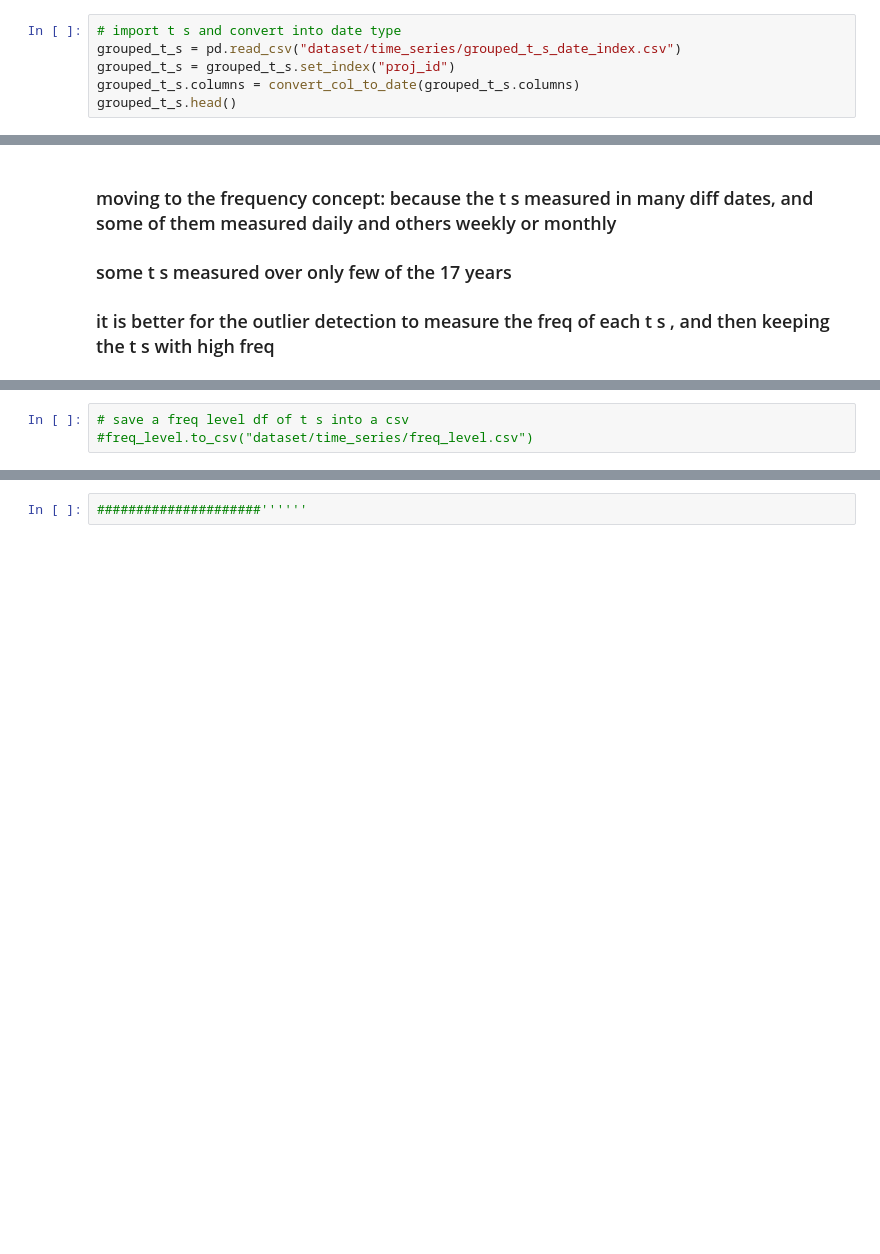
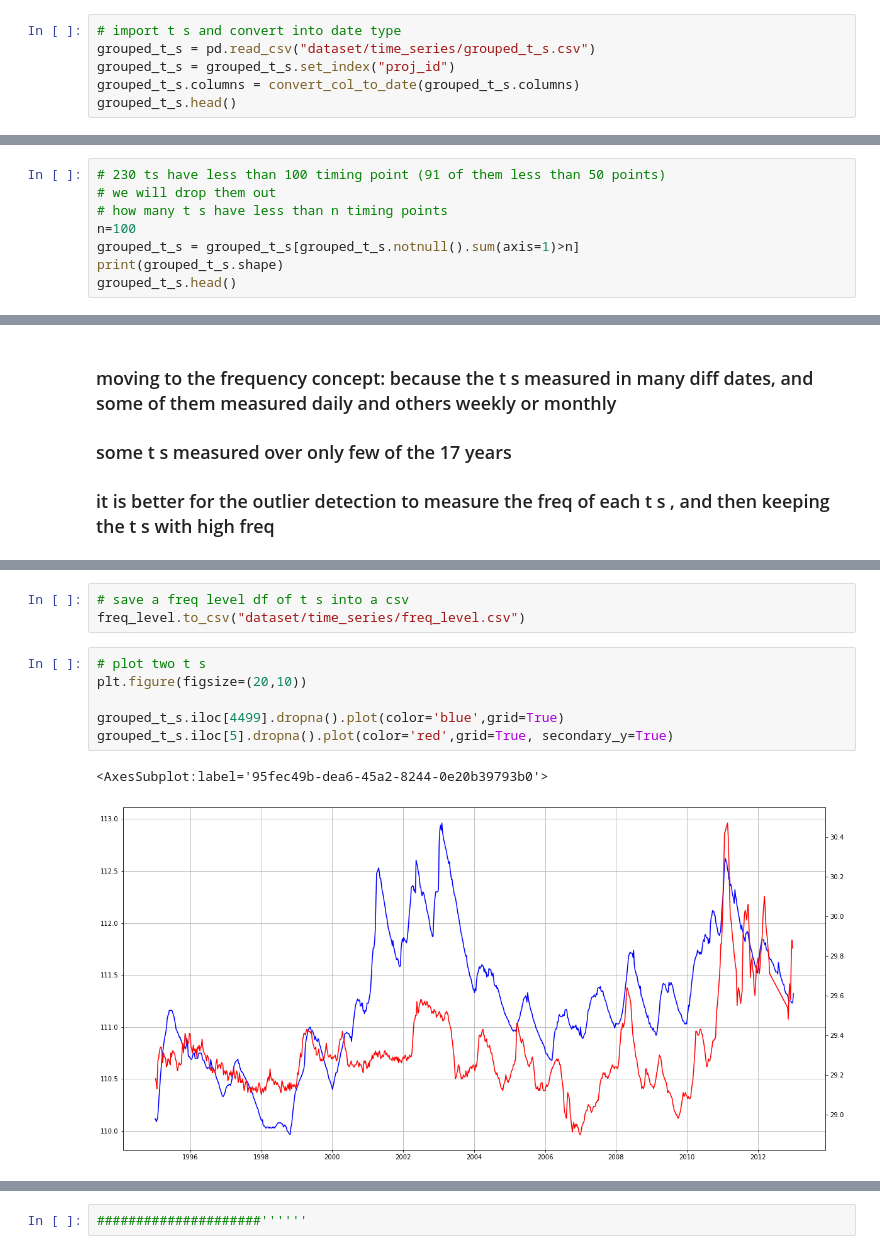
Before and after one commit to basem-AI/BGR_outlier_detection, a Jupyter notebook: filter_t_s.ipynb, the cells around one changed output, grey strips where cells are left out. Drawn from its saved outputs; the diff is of its cells as text; blank space fills up the shorter version.

Commit message:
modify freq criteria, compute the ave temp

```diff
--- a/filter_t_s.ipynb
+++ b/filter_t_s.ipynb
@@ -139,7 +139,7 @@ def convert_col_to_date(columns):
     return new_columns
 # %%
 # import t s and convert into date type
-grouped_t_s = pd.read_csv("dataset/time_series/grouped_t_s_date_index.csv")
+grouped_t_s = pd.read_csv("dataset/time_series/grouped_t_s.csv")
 grouped_t_s = grouped_t_s.set_index("proj_id")
 grouped_t_s.columns = convert_col_to_date(grouped_t_s.columns)
 grouped_t_s.head()
@@ -158,0 +178,8 @@ grouped_t_s.shape
+# %%
+# 230 ts have less than 100 timing point (91 of them less than 50 points)
+# we will drop them out
+# how many t s have less than n timing points
+n=100
+grouped_t_s = grouped_t_s[grouped_t_s.notnull().sum(axis=1)>n]
+print(grouped_t_s.shape)
+grouped_t_s.head()
@@ -206,5 +283,14 @@ for i in range(len(grouped_t_s)):
 # %%
 # save a freq level df of t s into a csv
-#freq_level.to_csv("dataset/time_series/freq_level.csv")
+freq_level.to_csv("dataset/time_series/freq_level.csv")
+# %%
+# plot two t s
+plt.figure(figsize=(20,10))
+
+grouped_t_s.iloc[4499].dropna().plot(color='blue',grid=True)
+grouped_t_s.iloc[5].dropna().plot(color='red',grid=True, secondary_y=True)
+# %% [output]
+<AxesSubplot:label='95fec49b-dea6-45a2-8244-0e20b39793b0'>
+[figure, added]
 # %%
 # here we see the t s with high freq
```
Also changed, not shown: parts of 22 cells of this notebook, 2 other files.
